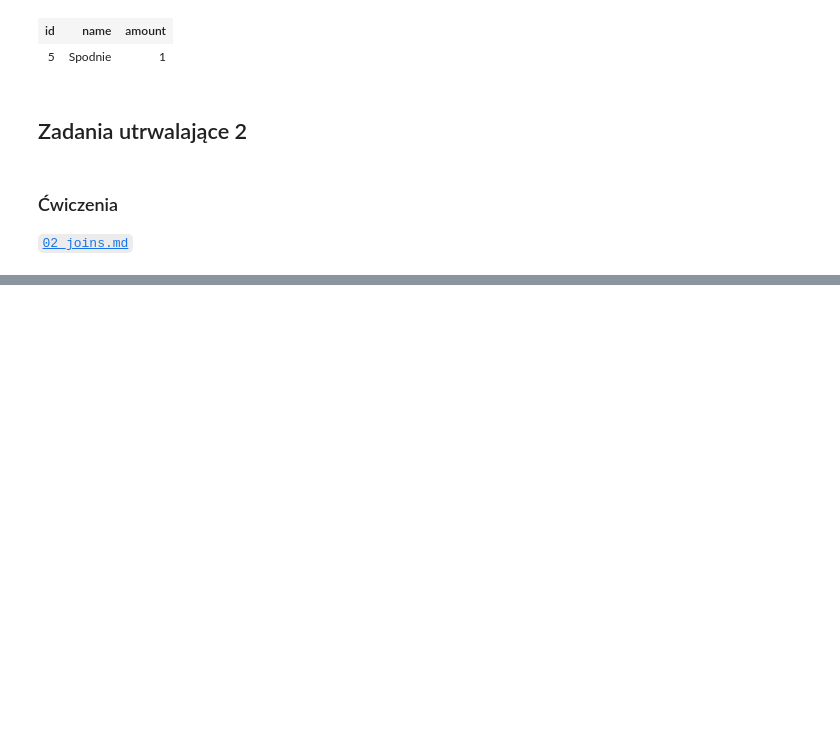
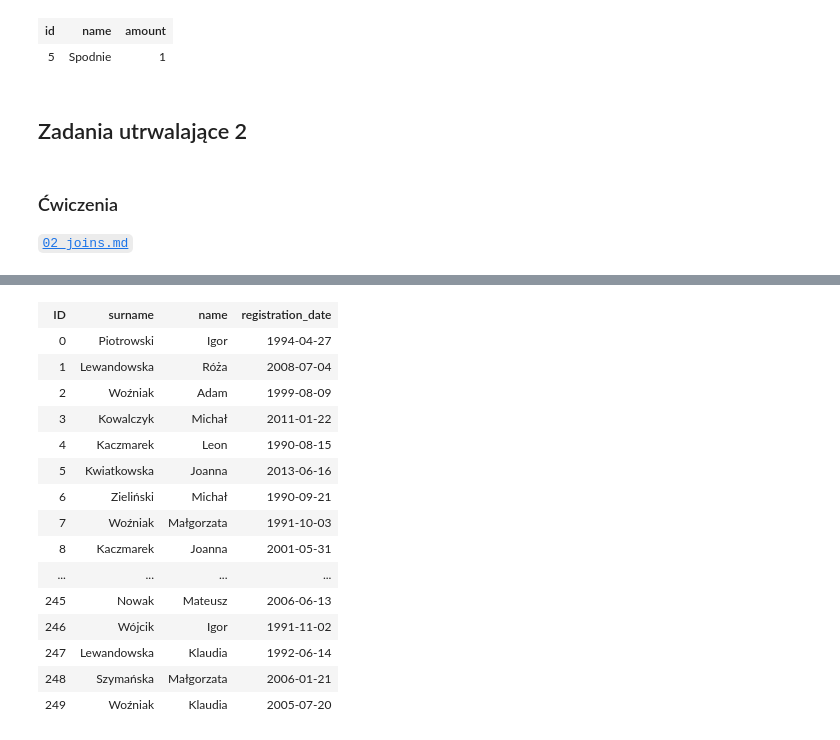
Before and after one commit to miklesz/CodeBrainers, a Jupyter notebook: SQL/05 SQL - Zaawansowany.ipynb, the cells around one changed output, grey strips where cells are left out. Saved outputs shown, nothing was run; the diff lists cells and outputs as text; code cells hidden in the pictures; blank space fills up the shorter version.

```diff
--- a/SQL/05 SQL - Zaawansowany.ipynb
+++ b/SQL/05 SQL - Zaawansowany.ipynb
@@ -1134,0 +812,19 @@ Wynik zapytania:
+# %%
+SELECT * FROM users;
+# %% [output]
+| ID | surname | name | registration_date |
+| 0 | Piotrowski | Igor | 1994-04-27 |
+| 1 | Lewandowska | Róża | 2008-07-04 |
+| 2 | Woźniak | Adam | 1999-08-09 |
+| 3 | Kowalczyk | Michał | 2011-01-22 |
+| 4 | Kaczmarek | Leon | 1990-08-15 |
+| 5 | Kwiatkowska | Joanna | 2013-06-16 |
+| 6 | Zieliński | Michał | 1990-09-21 |
+| 7 | Woźniak | Małgorzata | 1991-10-03 |
+| 8 | Kaczmarek | Joanna | 2001-05-31 |
+| ... | ... | ... | ... |
+| 245 | Nowak | Mateusz | 2006-06-13 |
+| 246 | Wójcik | Igor | 1991-11-02 |
+| 247 | Lewandowska | Klaudia | 1992-06-14 |
+| 248 | Szymańska | Małgorzata | 2006-01-21 |
+| 249 | Woźniak | Klaudia | 2005-07-20 |
```
Also changed, not shown: parts of 53 cells of this notebook, 4 other files.
